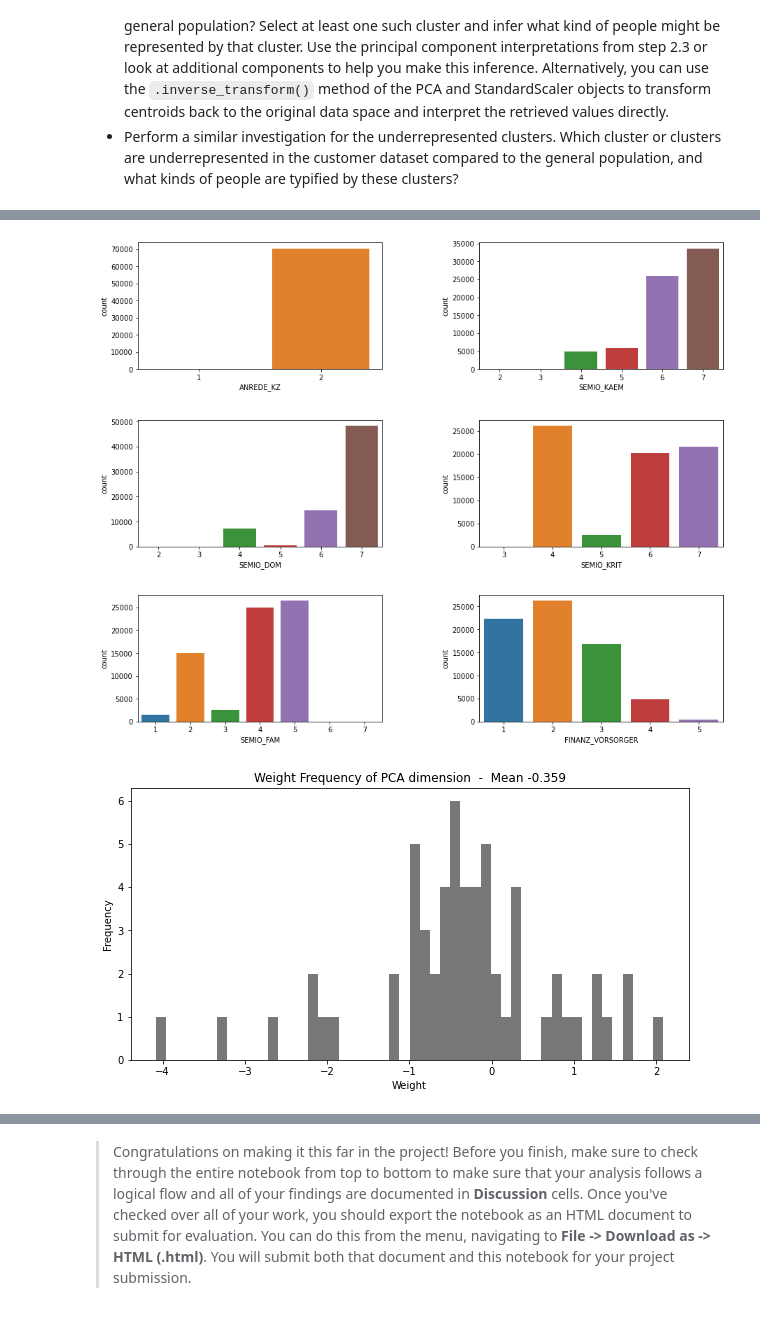
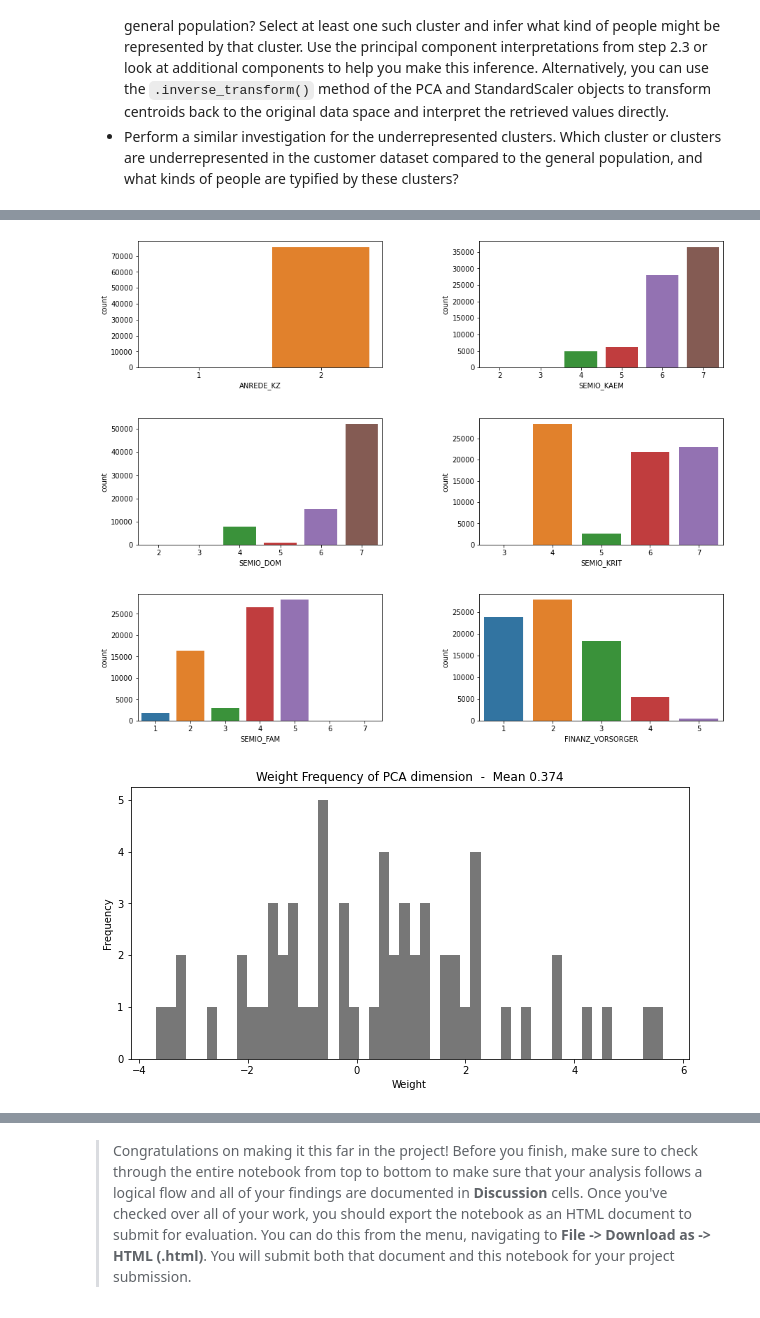
Before and after one commit to davidjentjens/customer_segments_with_arvato, a Jupyter notebook: Identify_Customer_Segments.ipynb, the cells around one changed output, grey strips where cells are left out. Saved outputs shown, nothing was run; the diff lists cells and outputs as text; code cells hidden in the pictures.

```diff
--- a/Identify_Customer_Segments.ipynb
+++ b/Identify_Customer_Segments.ipynb
@@ -872,3 +880,6 @@ def replace_nancodes(df):
         df[column_name] = df[column_name].replace(nan_values_by_column[column_index], np.nan)
 
     return df;
+# %%
+# This attribute is being removed because it caused a mismatch between the customer and generalpop data columns.
+multilevel_attr.remove('GEBAEUDETYP')
@@ -912,2 +968,2 @@ def clean_data(df):
 # %%
-df_cleaned = clean_data(azdias);
+df_cleaned, df_cleaned_N = clean_data(azdias);
@@ -1279,3 +1342,8 @@ df_generalpop = df_cleaned.drop(columns=['GEBAEUDETYP_5.0']);
+# %%
+# Just for clarity's sake, I will be refitting the original general population dataset, so that these cells can be run instead
+# of all the cells above
+
+df_generalpop = df_cleaned;
 # %%
 # Fitting scaler to general population
 
@@ -1415,13 +1495,13 @@ plot_pca_hist(df_pca_1, 2)
 # What kinds of people are part of a cluster that is underrepresented in the
 # customer data compared to the general population?
 
-df_5 = df.loc[df['cluster'] == 5]
+df_4 = df.loc[df['cluster'] == 4]
 
-df_5 = df_5.drop(columns=['GEBAEUDETYP_5.0', 'cluster']);
+df_4 = df_4.drop(columns=['cluster']);
 
-df_scaled_5 = scaler.transform(df_5)
-df_pca_5 = pca.transform(df_scaled_5)
+df_scaled_4 = scaler.transform(df_4)
+df_pca_4 = pca.transform(df_scaled_4)
 
-df_5.head()
+df_4.head()
 # %% [output]
 |  | ALTERSKATEGORIE_GROB | ANREDE_KZ | FINANZ_MINIMALIST | FINANZ_SPARER | FINANZ_VORSORGER | FINANZ_ANLEGER | ... |
@@ -1434,12 +1514,12 @@ df_5.head()
 # %%
 attributes = ['ANREDE_KZ', 'SEMIO_KAEM', 'SEMIO_DOM', 'SEMIO_KRIT', 'SEMIO_FAM', 'FINANZ_VORSORGER']
 
-plot_columns(df_5, attributes)
+plot_columns(df_4, attributes)
 # %% [output]
-[figure, old version]
+[figure, new version]
-[figure, old version]
+[figure, new version]
 # %%
-plot_pca_hist(df_pca_5, 0)
+plot_pca_hist(df_pca_4, 0)
 # %% [output]
-[figure, old version]
+[figure, new version]
 # %%
```
Also changed, not shown: parts of 47 cells of this notebook.
